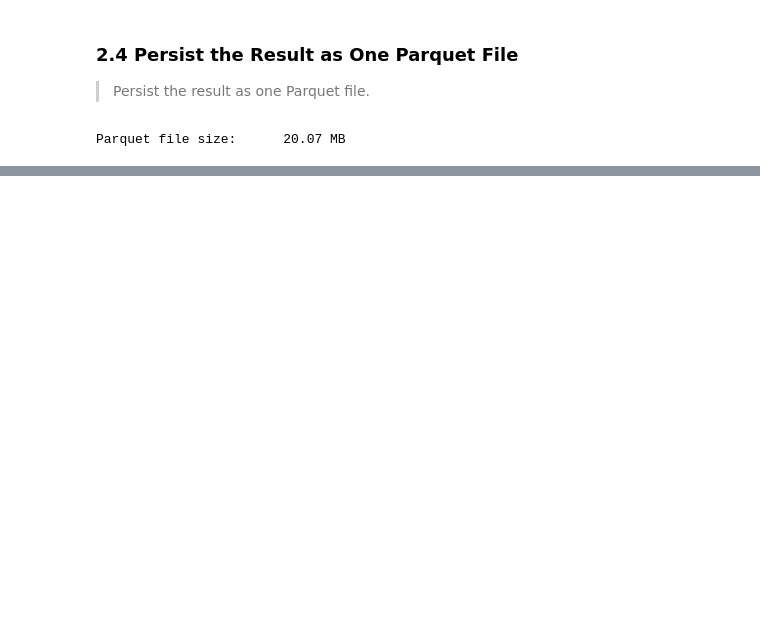
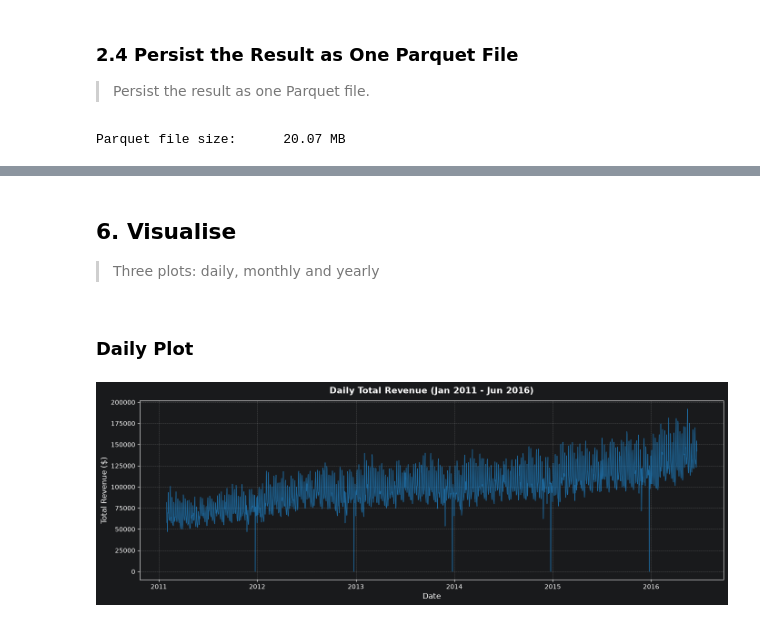
Before and after one commit to elias2304/notebooks, a Jupyter notebook: tis/hw1/hw1.ipynb, the cells around one changed output, grey strips where cells are left out. Drawn from its saved outputs; the diff is of its cells as text; code cells hidden in the pictures; blank space fills up the shorter version.

```diff
--- a/tis/hw1/hw1.ipynb
+++ b/tis/hw1/hw1.ipynb
@@ -198,0 +264,21 @@ Parquet file size:      20.07 MB
+# %%
+daily_revenue_df = (
+    long_df_lazy
+    .group_by("date")
+    .agg([
+        pl.col("revenue").sum().alias("total_revenue"),
+        pl.col("year").first(),
+        pl.col("month").first()
+    ])
+    .sort("date")
+    .collect()
+    .with_columns([
+        pl.col("date").str.to_date().alias("date_dt"),
+    ])
+    .with_columns([
+        pl.col("date_dt").dt.strftime("%Y-%m").alias("year_month")
+    ])
+)
+
+total_revenue = daily_revenue_df["total_revenue"].sum()
+print(f"Total Revenue over the whole period: ${total_revenue:,.2f}")
@@ -198,0 +345,18 @@ Parquet file size:      20.07 MB
+# %% [markdown]
+## 6. Visualise
+> Three plots: daily, monthly and yearly
+# %% [markdown]
+### Daily Plot
+# %%
+plt.figure(figsize=(14, 5))
+plt.plot(daily_revenue_df["date_dt"], daily_revenue_df["total_revenue"], color="#1f77b4", linewidth=1, alpha=0.85)
+plt.title("Daily Total Revenue (Jan 2011 - Jun 2016)", fontsize=14, fontweight="bold", pad=12)
+plt.xlabel("Date", fontsize=12)
+plt.ylabel("Total Revenue ($)", fontsize=12)
+plt.grid(True, linestyle="--", alpha=0.5)
+
+
+plt.tight_layout()
+plt.show()
+# %% [output]
+[figure, added]
```
Also changed, not shown: parts of 14 cells of this notebook.
